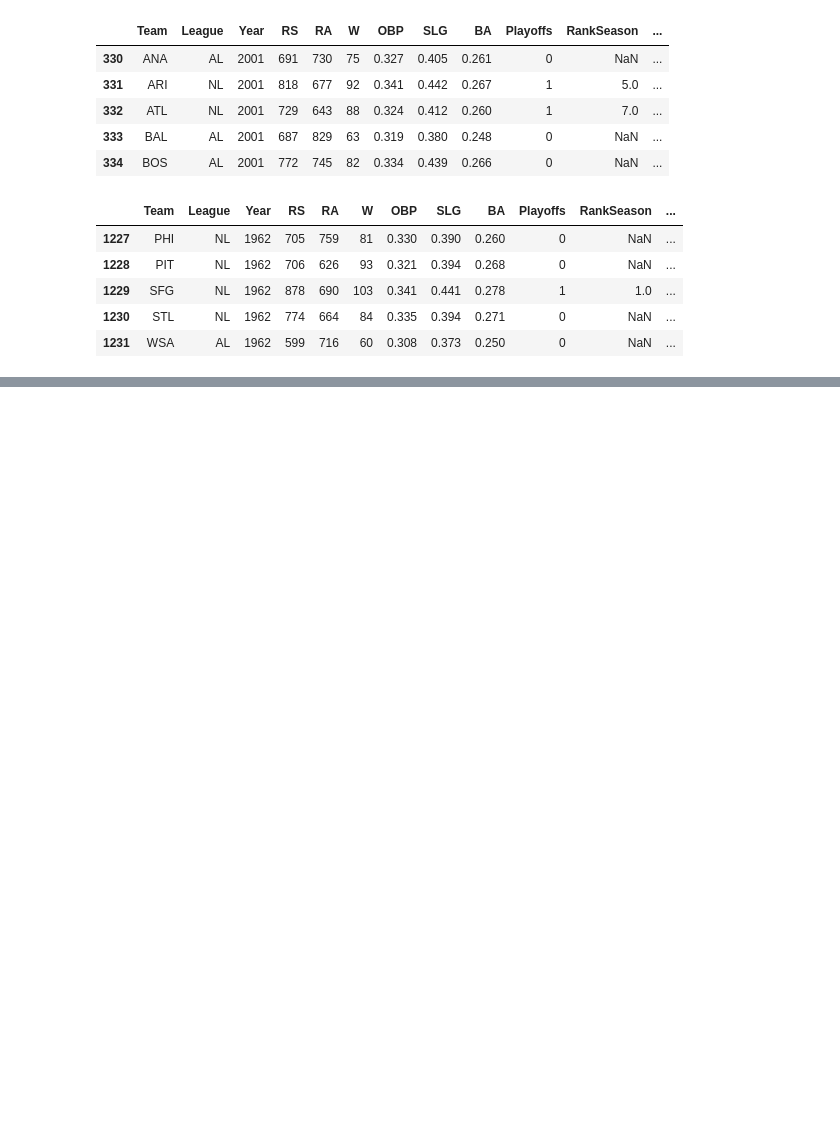
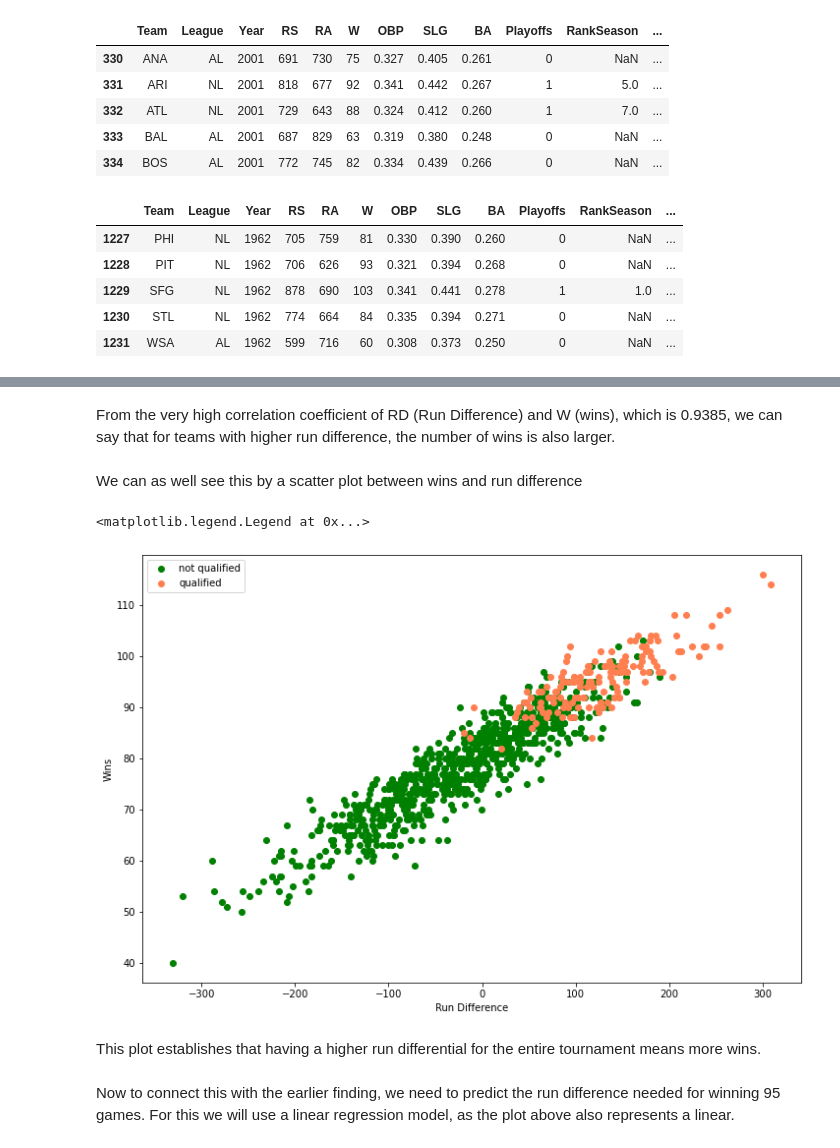
Before and after one commit to hritikb/Moneyball-Uncovering_the_process, a Jupyter notebook: Moneyball- Uncovering the Process.ipynb, the cells around one changed output, grey strips where cells are left out. Saved outputs shown, nothing was run; the diff lists cells and outputs as text; code cells hidden in the pictures; blank space fills up the shorter version.

Commit message:
regressed run difference on wins

```diff
--- a/Moneyball- Uncovering the Process.ipynb
+++ b/Moneyball- Uncovering the Process.ipynb
@@ -129,0 +157,2 @@ df[df['Playoffs'] == 0].W.quantile(1)
+# %%
+df['RD'] = df['RS'] - df['RA']
@@ -129,0 +188,20 @@ df[df['Playoffs'] == 0].W.quantile(1)
+# %% [markdown]
+From the very high correlation coefficient of RD (Run Difference) and W (wins), which is 0.9385, we can say that for teams with higher run difference, the number of wins is also larger.
+# %% [markdown]
+We can as well see this by a scatter plot between wins and run difference
+# %%
+fig = plt.figure(figsize = (12, 8))
+# plt.scatter(df['W'], df['RD'], c = color, label = color)
+# plt.legend()
+plt.scatter(df[df['Playoffs'] == 0]['RD'], df[df['Playoffs'] == 0]['W'], c = 'green', label = 'not qualified')
+plt.scatter(df[df['Playoffs'] == 1]['RD'], df[df['Playoffs'] == 1]['W'], c = 'coral', label = 'qualified')
+plt.xlabel('Run Difference')
+plt.ylabel('Wins')
+plt.legend()
+# %% [output]
+<matplotlib.legend.Legend at 0x...>
+[figure, added]
+# %% [markdown]
+This plot establishes that having a higher run differential for the entire tournament means more wins.
+# %% [markdown]
+Now to connect this with the earlier finding, we need to predict the run difference needed for winning 95 games. For this we will use a linear regression model, as the plot above also represents a linear.
```
Also changed, not shown: parts of 31 cells of this notebook.
